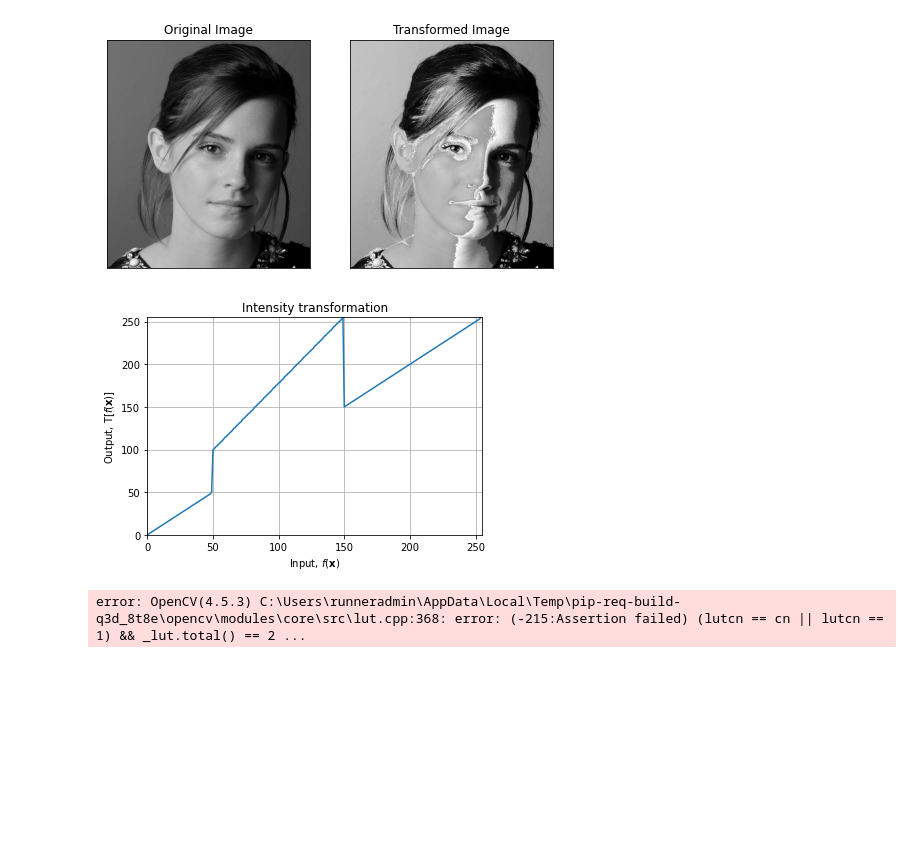
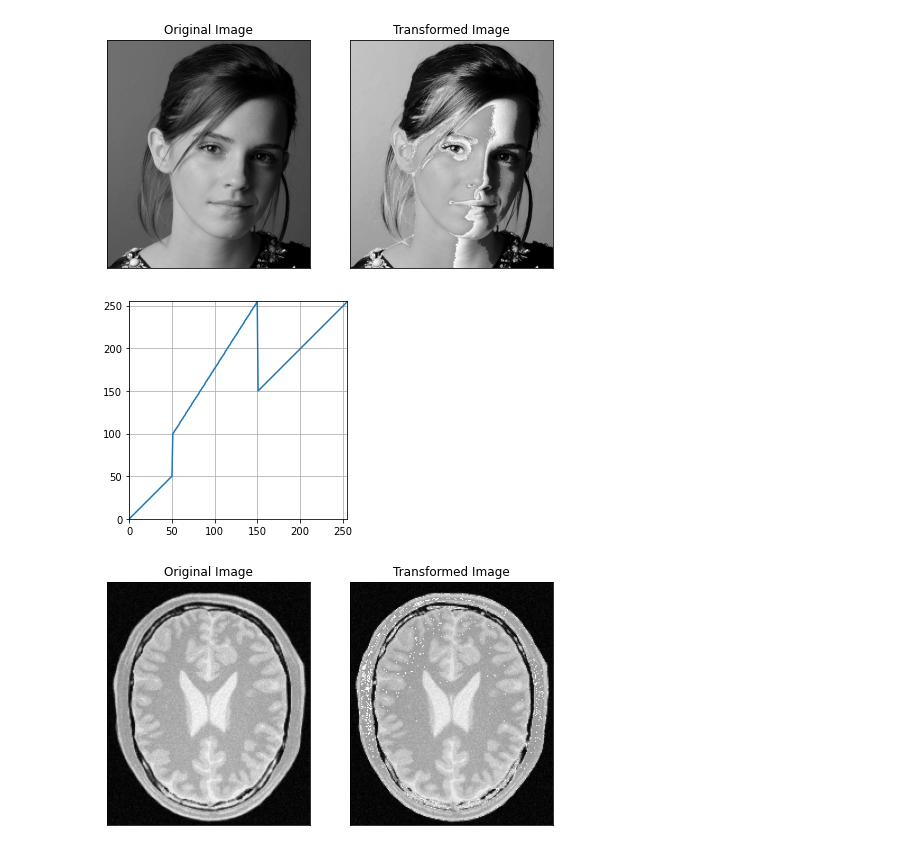
Before and after one commit to Gajaan08/FUNDAMENTALS-OF-IMAGE-PROCESSING, a Jupyter notebook: Assignment1/Assignment01_190185D.ipynb, the cells around one changed output. Cells and saved outputs as stored; diff of their text form; code cells hidden in the pictures; blank space fills up the shorter version.

```diff
--- a/Assignment1/Assignment01_190185D.ipynb
+++ b/Assignment1/Assignment01_190185D.ipynb
@@ -35,36 +35,38 @@ plt.show()
 [figure]
 [figure]
 # %%
+#Q2
+
+%matplotlib inline
 import cv2 as cv
 import numpy as np
 import matplotlib.pyplot as plt
-
-t1 = np.linspace(0,50,50).astype('uint8')
-t2 = np.linspace(50,100,0).astype('uint8')
-t3 = np.linspace(100,255,100).astype('uint8')
-t4 = np.linspace(255,150,0).astype('uint8')
-t5 = np.linspace(150,255,105).astype('uint8')
-t = np.concatenate((t1, t2, t3, t4), axis=0).astype('uint8')
-t = np.concatenate((t,t5), axis=0).astype('uint8')
-fig , ax = plt.subplots( )
-ax.plot(t)
-ax.set_title('Intensity transformation')
-ax.set_xlim( 0 , 255 )
-ax.set_ylim( 0 , 255 )
-ax.set_xlabel( r'Input, $f(\mathbf{x})$' )
-ax.set_ylabel('Output, $\mathrm{T}[f(\mathbf{x})]$')
+c= np.array([(50, 50), (50, 100) , (150, 255), (150,150) , (255,255)])
+t1 = np.linspace(0, c[0,1], c[0,0] + 1-0).astype('uint8')
+t2 = np.linspace(c[0, 1] + 1, c[1,1], c[1,0]-c[0,0]).astype('uint8')
+t3 = np. linspace(c[1,1], c[2,1], c[2,0]-c[1,0]).astype('uint8')
+t4 = np. linspace(c[2,1], c[3,1], c[3,0]-c[2,0]).astype('uint8')
+t5 = np. linspace(c[3,1], c[4,1], c[4,0]-c[3,0]).astype('uint8')
+transform = np.concatenate((t1,t2,t3,t4), axis=0).astype('uint8')
+transform = np.concatenate((transform, t5), axis=0).astype('uint8')
+fig,ax = plt.subplots()
+ax.plot(transform)
+ax.set_xlim (0,255)
+ax.set_ylim (0,255)
+ax.set_aspect('equal')
 plt.grid()
 plt.show()
-
-img_orig = cv.imread( 'emma_gray.jpg' , cv.IMREAD_GRAYSCALE )
+img_orig = cv.imread('brain_proton_density_slice.png', cv.IMREAD_GRAYSCALE)
 assert img_orig is not None
-image_transformed = cv.LUT( img_orig , t )
-
-fig, axes = plt.subplots(1,2, figsize=(16,16))
+image_transformed = cv.LUT(img_orig, transform)
+fig, axes = plt.subplots(1,2, figsize=(8,8))
 axes[0].imshow(img_orig, cmap='gray')
 axes[0].set_title('Original Image')
+axes[0].set_xticks([]), axes[0].set_yticks([])
 axes[1].imshow(image_transformed, cmap='gray')
-axes[1].set_title('Image transformed')
+axes[1].set_title('Transformed Image')
+axes[1].set_xticks([]), axes[1].set_yticks([])
+plt.show()
 # %% [output]
-[figure, old version]
+[figure, new version]
-error: OpenCV(4.5.3) C:\Users\runneradmin\AppData\Local\Temp\pip-req-build-q3d_8t8e\opencv\modules\core\src\lut.cpp:368: error: (-215:Assertion failed) (lutcn == cn || lutcn == 1) && _lut.total() == 2 ...
+[figure, added]
```
Also changed, not shown: parts of 3 cells of this notebook.
